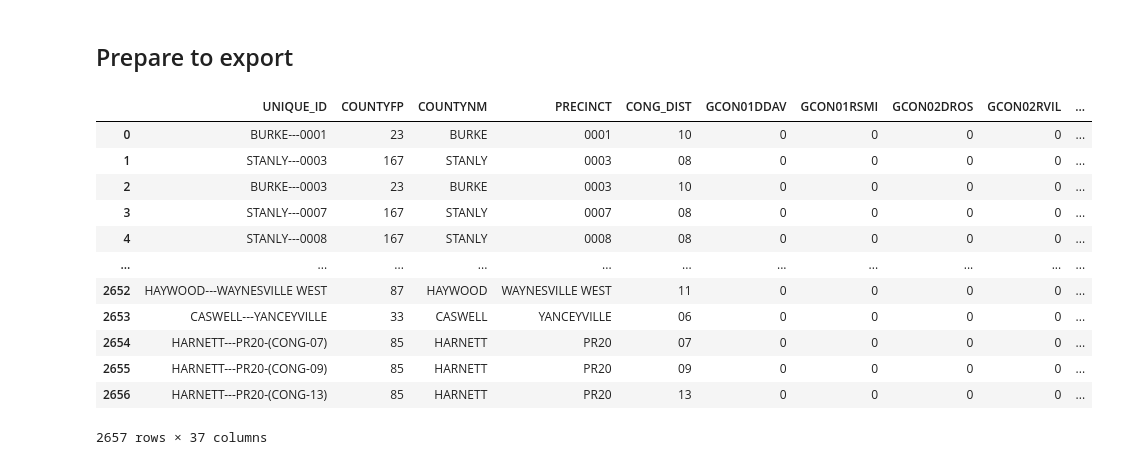
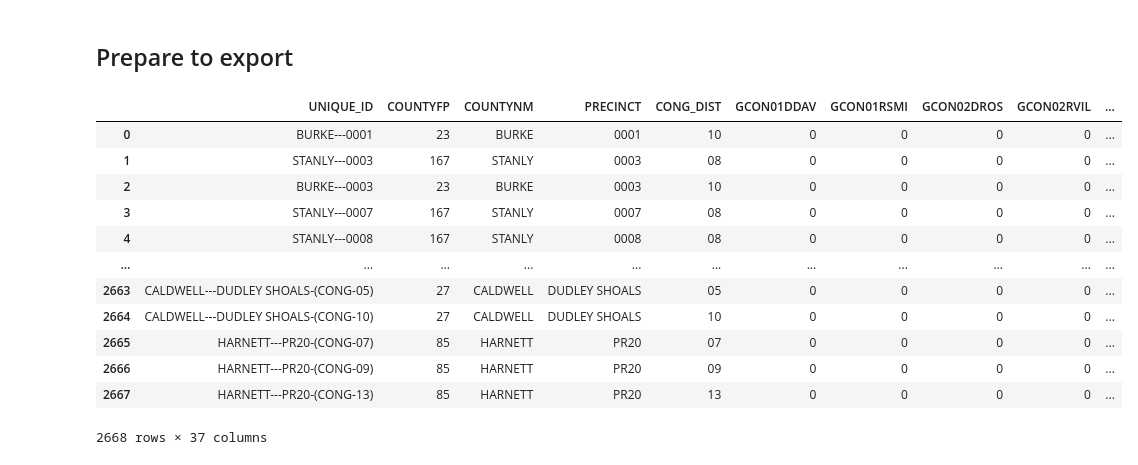
Before and after one commit to nonpartisan-redistricting-datahub/pber_collection, a Jupyter notebook: NC/2022/cong_st_splits_2022.ipynb, the cells around one changed output. Drawn from its saved outputs; the diff is of its cells as text; code cells hidden in the pictures.

```diff
--- a/NC/2022/cong_st_splits_2022.ipynb
+++ b/NC/2022/cong_st_splits_2022.ipynb
@@ -146,15 +122,9 @@ Index(['GCON01DDAV', 'GCON01RSMI', 'GCON02DROS', 'GCON02RVIL', 'GCON03DGAS',
 # %%
-join_attempt_1 = pber_cong.copy()
-join_attempt_1["CONG_DIST"] = 0
-join_attempt_1 = gp.GeoDataFrame(join_attempt_1, crs = pber.crs)
-join_attempt_1["CONG_DIST"] = join_attempt_1.apply(lambda row: return_cd(row), axis = 1)
-
-
-for val in join_attempt_1["UNIQUE_ID"]:
+#Initialize new variable name to update in for loop
+pber_w_splits = pber_cong.copy()
+for val in pber_cong["UNIQUE_ID"]:
     cd_list = []
     if val in split_precincts_list.keys():
         print(val)
-        join_attempt_1 = district_splits_mod(split_precincts_list[val],"CONG",val, join_attempt_1, cong, "UNIQUE_ID", "HOUSE_DIST", races, "CONG_DIST")
-
-        #join_attempt_1 = helper_functions.district_splits_mod(split_precincts_list[val],"CONG",val, join_attempt_1, ga_cong_districts, "unique_ID", "HOUSE_DISTRICT", races, "CONG_DIST")
+        pber_w_splits = district_splits_mod(split_precincts_list[val],"CONG",val, pber_w_splits, cong, "UNIQUE_ID", "HOUSE_DIST", races, "CONG_DIST")
 # %% [output]
@@ -247,5 +214,10 @@ GCON14RHAR is equal      both dataframes 109056
 ### Check district assignments
 # %%
 ## Intersect the District with GA_CONG to fill in the n/a values
-na_values = join_attempt_1[join_attempt_1["CONG_DIST"].isna()]
-others = join_attempt_1[~(join_attempt_1["CONG_DIST"].isna())]
+na_values = pber_w_splits[pber_w_splits["CONG_DIST"].isna()]
+others = pber_w_splits[~(pber_w_splits["CONG_DIST"].isna())]
+
+
+print(pber_w_splits.shape)
+print(others.shape)
+print(na_values.shape)
@@ -266,5 +234,18 @@ intersected['area'] = intersected.area
 na_assignment_dict = {}
 for val in intersected["UNIQUE_ID"].unique():
 
-    assignment = intersected.loc[intersected["UNIQUE_ID"] == val].nlargest(1, 'area')["HOUSE_DISTRICT"].values[0]
+    assignment = intersected.loc[intersected["UNIQUE_ID"] == val].nlargest(1, 'area')["HOUSE_DIST"].values[0]
     na_assignment_dict[val] = assignment
+
+
+pber_w_splits["CONG_DIST"] = pber_w_splits["UNIQUE_ID"].map(na_assignment_dict).fillna(pber_w_splits["CONG_DIST"])
+
+
+assigned_districts = pber_w_splits.dissolve(["CONG_DIST"])
+assigned_districts.reset_index(drop=False,inplace=True)
+
+
+cong["CONG_DIST"] = cong["HOUSE_DIST"]
+
+
+compare_geometries(assigned_districts, cong ,"Election Results", "Official Map", "CONG_DIST",area_threshold=.1)
@@ -339,19 +267,19 @@ Of the 14 precincts:
 # %% [markdown]
 ## Prepare to export
 # %%
-join_attempt_1
+pber_w_splits
 # %% [output]
 |  | UNIQUE_ID | COUNTYFP | COUNTYNM | PRECINCT | CONG_DIST | GCON01DDAV | GCON01RSMI | GCON02DROS | GCON02RVIL | ... |
 | 0 | BURKE---0001 | 23 | BURKE | 0001 | 10 | 0 | 0 | 0 | 0 | ... |
 | 1 | STANLY---0003 | 167 | STANLY | 0003 | 08 | 0 | 0 | 0 | 0 | ... |
 | 2 | BURKE---0003 | 23 | BURKE | 0003 | 10 | 0 | 0 | 0 | 0 | ... |
 | 3 | STANLY---0007 | 167 | STANLY | 0007 | 08 | 0 | 0 | 0 | 0 | ... |
 | 4 | STANLY---0008 | 167 | STANLY | 0008 | 08 | 0 | 0 | 0 | 0 | ... |
 | ... | ... | ... | ... | ... | ... | ... | ... | ... | ... | ... |
-| 2652 | HAYWOOD---WAYNESVILLE WEST | 87 | HAYWOOD | WAYNESVILLE WEST | 11 | 0 | 0 | 0 | 0 | ... |
-| 2653 | CASWELL---YANCEYVILLE | 33 | CASWELL | YANCEYVILLE | 06 | 0 | 0 | 0 | 0 | ... |
-| 2654 | HARNETT---PR20-(CONG-07) | 85 | HARNETT | PR20 | 07 | 0 | 0 | 0 | 0 | ... |
-| 2655 | HARNETT---PR20-(CONG-09) | 85 | HARNETT | PR20 | 09 | 0 | 0 | 0 | 0 | ... |
-| 2656 | HARNETT---PR20-(CONG-13) | 85 | HARNETT | PR20 | 13 | 0 | 0 | 0 | 0 | ... |
+| 2663 | CALDWELL---DUDLEY SHOALS-(CONG-05) | 27 | CALDWELL | DUDLEY SHOALS | 05 | 0 | 0 | 0 | 0 | ... |
+| 2664 | CALDWELL---DUDLEY SHOALS-(CONG-10) | 27 | CALDWELL | DUDLEY SHOALS | 10 | 0 | 0 | 0 | 0 | ... |
+| 2665 | HARNETT---PR20-(CONG-07) | 85 | HARNETT | PR20 | 07 | 0 | 0 | 0 | 0 | ... |
+| 2666 | HARNETT---PR20-(CONG-09) | 85 | HARNETT | PR20 | 09 | 0 | 0 | 0 | 0 | ... |
+| 2667 | HARNETT---PR20-(CONG-13) | 85 | HARNETT | PR20 | 13 | 0 | 0 | 0 | 0 | ... |
-2657 rows × 37 columns
+2668 rows × 37 columns
 # %%
```
Also changed, not shown: parts of 25 cells of this notebook, 3 other files.
